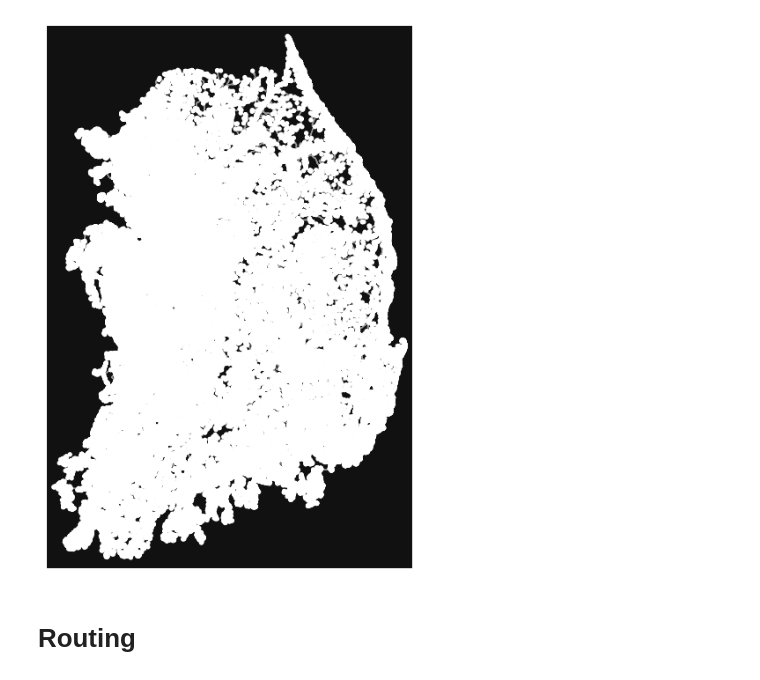
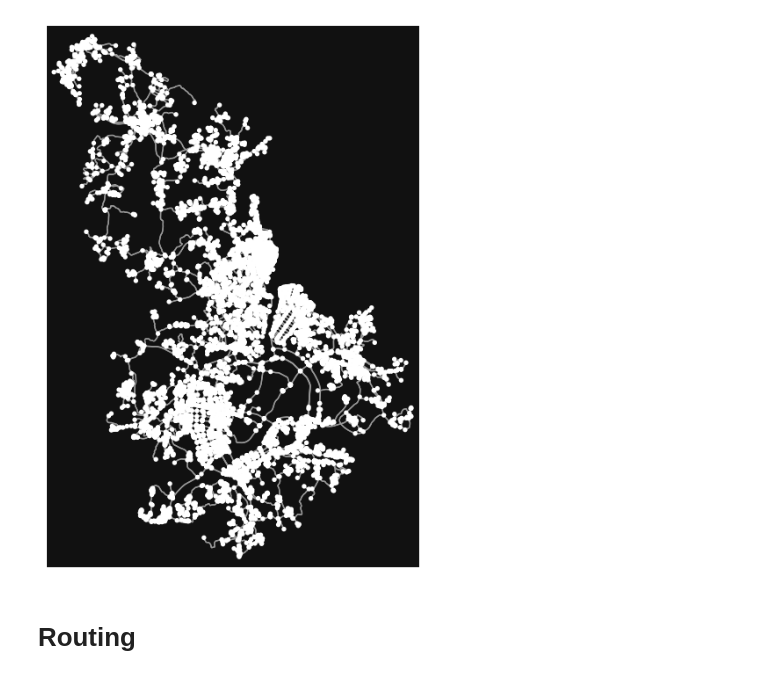
Before and after one commit to cbnu-uesa/access_pediatrics, a Jupyter notebook: routing_osmnx.ipynb, the cells around one changed output. Cells and saved outputs as stored; diff of their text form; code cells hidden in the pictures.

Commit message:
Networkx 및 osmnx 수정완료

```diff
--- a/routing_osmnx.ipynb
+++ b/routing_osmnx.ipynb
@@ -4,8 +11,8 @@ import networkx as nx
 # %%
-G = ox.graph_from_place("Korea", network_type = "drive")
+G = ox.graph_from_place("Sejong, Korea", network_type = "drive")
 fig, ax = ox.plot_graph(G)
 # %% [output]
-[figure, old version]
+[figure, new version]
 # %% [markdown]
 # Routing
 # %%
```
Also changed, not shown: parts of 5 cells of this notebook, 1 other file.
